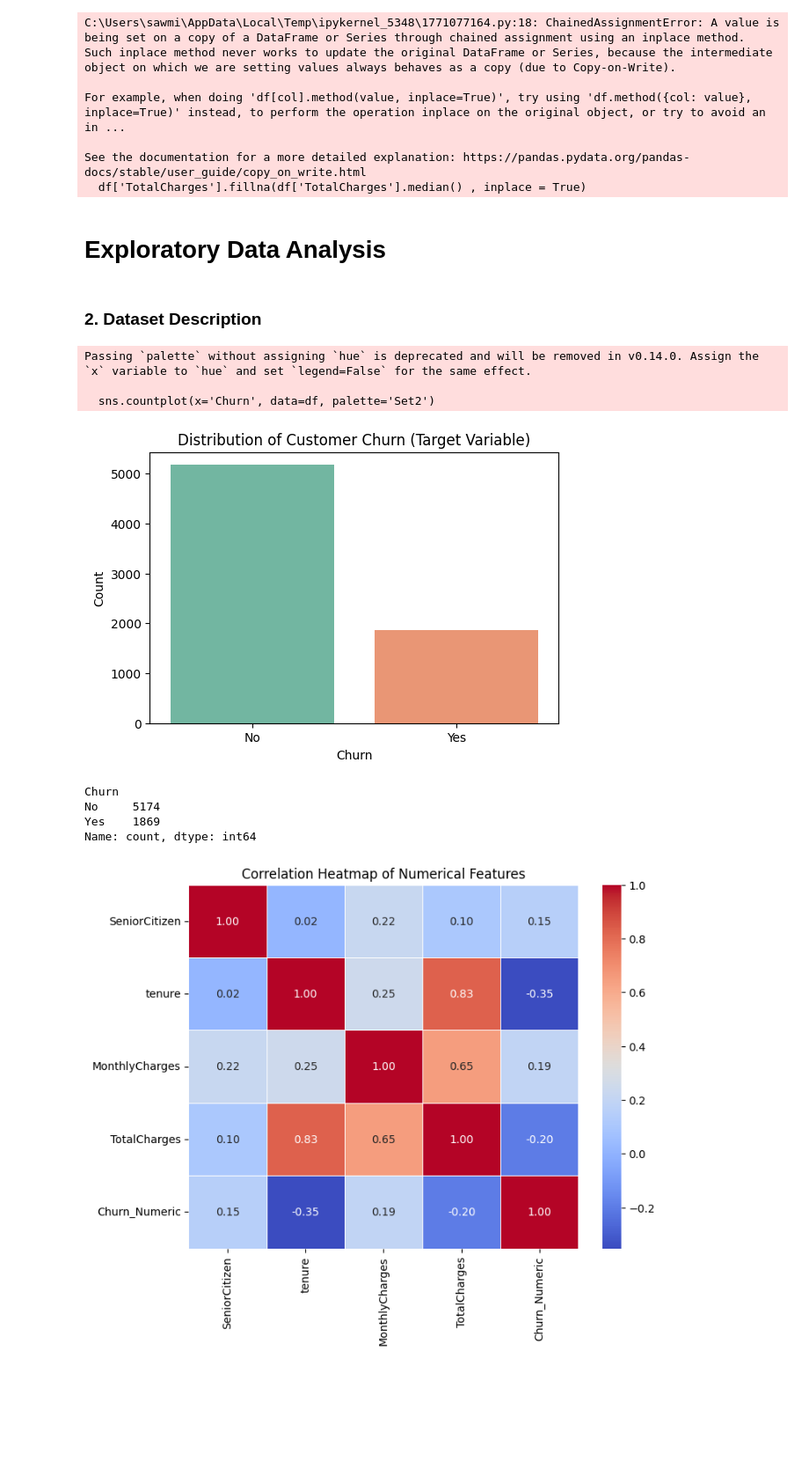
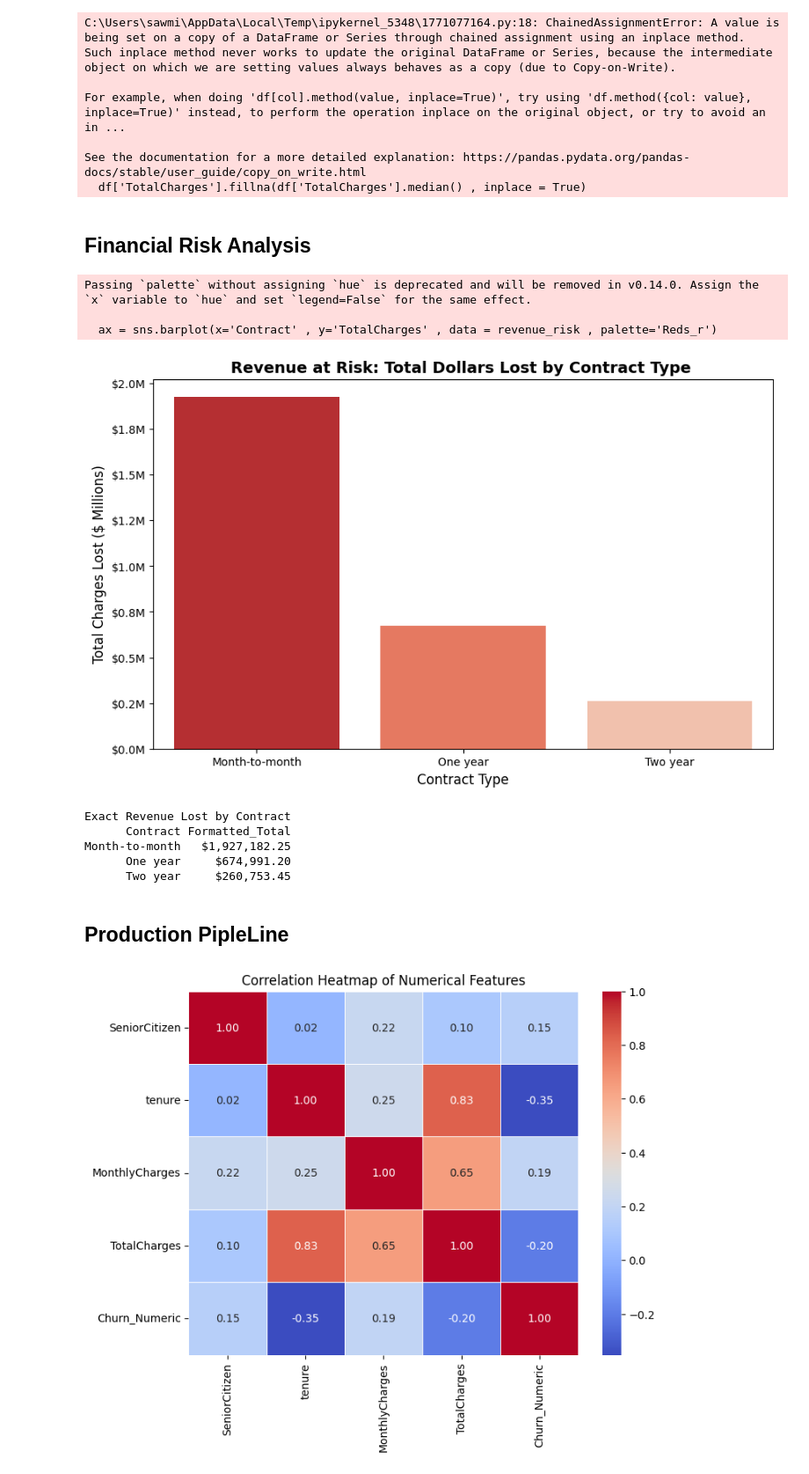
Before and after one commit to AshvinAA/ArtificialIntelligence, a Jupyter notebook: ChurnPredictionModel/model.ipynb, the cells around one changed output. Shown at 88% size. Cells and saved outputs as stored; diff of their text form; code cells hidden in the pictures; blank space fills up the shorter version.

Commit message:
Creating the Financial Risk Analysis

```diff
--- a/ChurnPredictionModel/model.ipynb
+++ b/ChurnPredictionModel/model.ipynb
@@ -33,25 +33,38 @@ For example, when doing 'df[col].method(value, inplace=True)', try using 'df.met
 See the documentation for a more detailed explanation: https://pandas.pydata.org/pandas-docs/stable/user_guide/copy_on_write.html
   df['TotalCharges'].fillna(df['TotalCharges'].median() , inplace = True)
 # %% [markdown]
-# Exploratory Data Analysis
+## Financial Risk Analysis
-# %% [markdown]
-### 2. Dataset Description
 # %%
-plt.figure(figsize=(6, 4))
-sns.countplot(x='Churn', data=df, palette='Set2')
-plt.title('Distribution of Customer Churn (Target Variable)')
-plt.xlabel('Churn')
-plt.ylabel('Count')
+churned_df = df[df['Churn']==1]
+
+revenue_risk = churned_df.groupby('Contract')['TotalCharges'].sum().reset_index()
+
+plt.figure(figsize= (10,6))
+ax = sns.barplot(x='Contract' , y='TotalCharges' , data = revenue_risk , palette='Reds_r')
+
+
+plt.title('Revenue at Risk: Total Dollars Lost by Contract Type ', fontsize= 14, fontweight ='bold')
+plt.ylabel('Total Charges Lost ($ Millions)', fontsize=12)
+plt.xlabel('Contract Type', fontsize=12)
+
+ylabels = ['${:,.1f}M'.format(y/1000000) for y in ax.get_yticks()]
+ax.set_yticklabels(ylabels)
+
 plt.show()
 
-print(df['Churn'].value_counts())
+print("Exact Revenue Lost by Contract")
+revenue_risk['Formatted_Total'] = revenue_risk['TotalCharges'].apply(lambda x: f"${x:,.2f}")
+print(revenue_risk[['Contract', 'Formatted_Total']].to_string(index=False))
 # %% [output]
 Passing `palette` without assigning `hue` is deprecated and will be removed in v0.14.0. Assign the `x` variable to `hue` and set `legend=False` for the same effect.
 
-  sns.countplot(x='Churn', data=df, palette='Set2')
+  ax = sns.barplot(x='Contract' , y='TotalCharges' , data = revenue_risk , palette='Reds_r')
-[figure, old version]
+[figure, new version]
-Churn
-No     5174
-Yes    1869
-Name: count, dtype: int64
+Exact Revenue Lost by Contract
+      Contract Formatted_Total
+Month-to-month   $1,927,182.25
+      One year     $674,991.20
+      Two year     $260,753.45
+# %% [markdown]
+## Production PipleLine
 # %%
```
Also changed, not shown: parts of 1 cell of this notebook.
